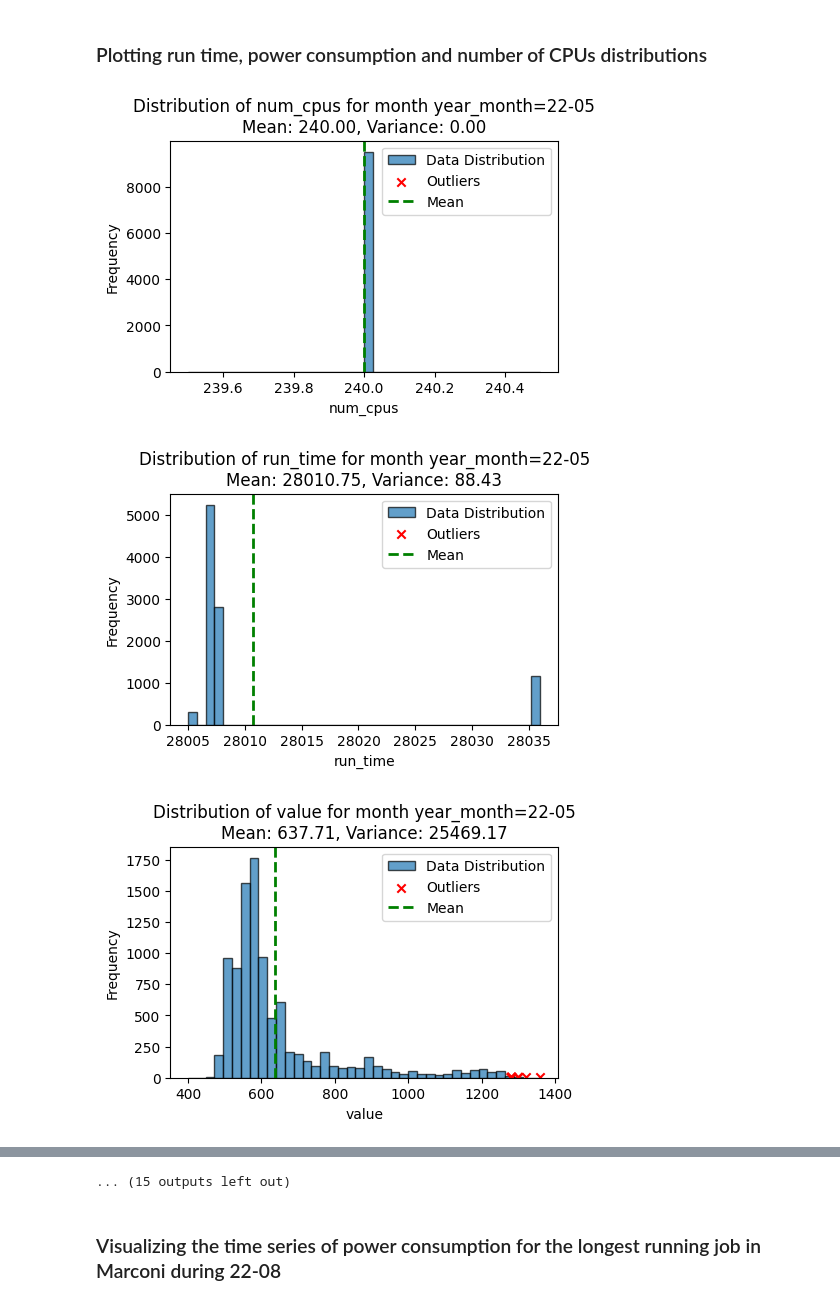
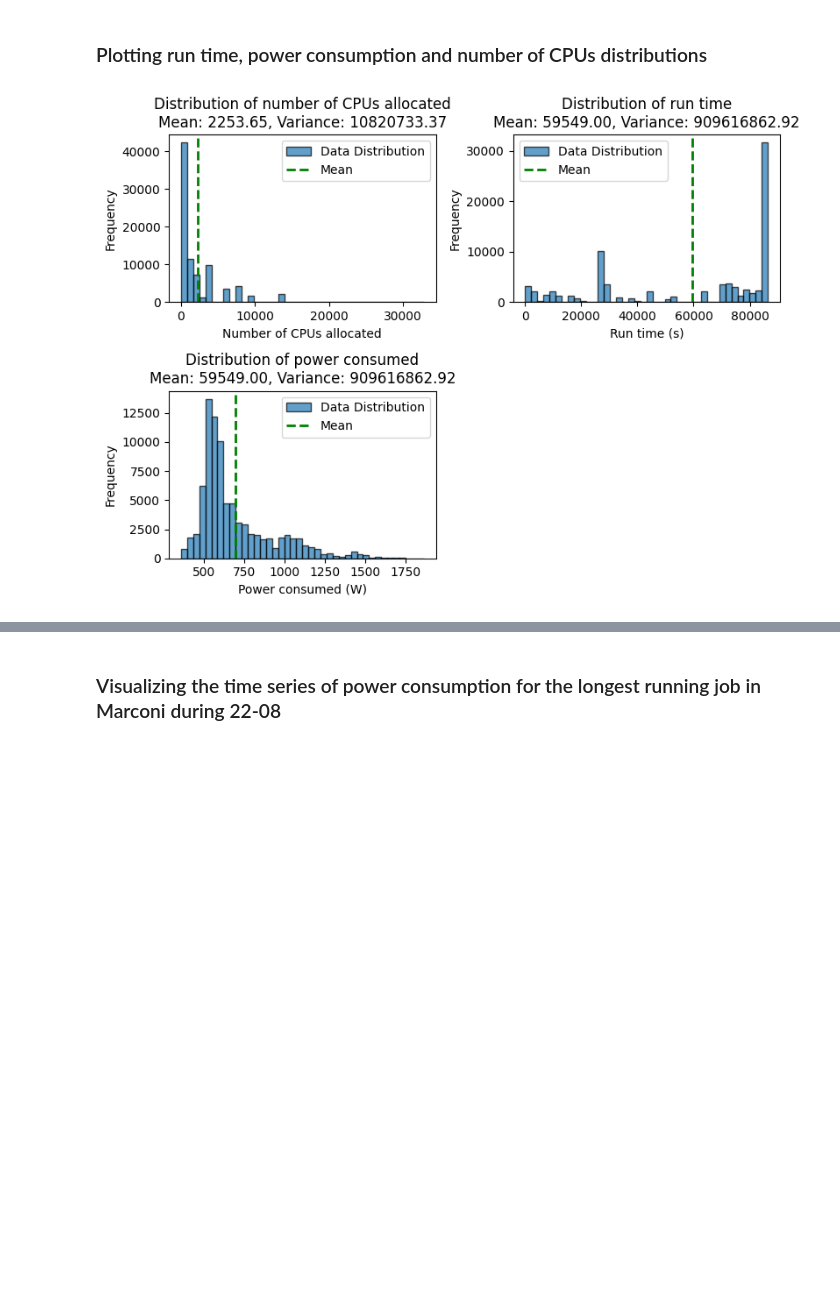
Before and after one commit to Marthyna/hpc-energy-consumption-profiling, a Jupyter notebook: notes/experiments_multinode.ipynb, the cells around one changed output, grey strips where cells are left out. Cells and saved outputs as stored; diff of their text form; code cells hidden in the pictures; blank space fills up the shorter version.

Commit message:
Time series code corrections

```diff
--- a/notes/experiments_multinode.ipynb
+++ b/notes/experiments_multinode.ipynb
@@ -123,42 +107,41 @@ Last measurement date:  2022-09-11 21:59:40+00:00
 # %%
 import matplotlib.pyplot as plt
 
-z_score_threshold = 4.0 # z-score threshold for outlier detection
-cols = ['num_cpus', 'run_time', 'value'] # Columns used for plots
+z_score_threshold = 4.0  # z-score threshold for outlier detection
+num_cpus = 'num_cpus'
+run_time = 'run_time'
+power_consumed = 'value'
 
-# Iterate through each month folder
-for month_folder in os.listdir(root_directory):
-    month_path = os.path.join(root_directory, month_folder)
+# Plot distribution with mean, variance, and outliers
+fig, axes = plt.subplots(2, 2, figsize=(8, 6))
 
-    if os.path.isdir(month_path):
-        # Creating full file paths for the job information and total power data files
-        job_info_filepath = os.path.join(month_path, job_info_partial_filepath)
-        total_power_filepath = os.path.join(month_path, total_power_partial_filepath)
+z_scores = np.abs((merged_df[num_cpus] - merged_df[num_cpus].mean()) / merged_df[num_cpus].std())
+axes[0, 0].set_title(f'Distribution of number of CPUs allocated\nMean: {merged_df[num_cpus].mean():.2f}, Variance: {merged_df[num_cpus].var():.2f}')
+axes[0, 0].hist(merged_df[num_cpus], bins=40, edgecolor='black', alpha=0.7, label='Data Distribution')
+axes[0, 0].axvline(merged_df[num_cpus].mean(), color='green', linestyle='dashed', linewidth=2, label='Mean')
+axes[0, 0].set_xlabel('Number of CPUs allocated')
+axes[0, 0].set_ylabel('Frequency')
+axes[0, 0].legend()
 
-        if os.path.exists(job_info_filepath) and os.path.exists(total_power_filepath):
-            job_info_chunks = pd.read_csv(job_info_filepath, dtype=column_dtypes, chunksize=chunk_size)
-            total_power_chunks = pd.read_csv(total_power_filepath, chunksize=chunk_size)
-            merged_df = pd.DataFrame()
+z_scores = np.abs((merged_df[run_time] - merged_df[run_time].mean()) / merged_df[run_time].std())
+axes[0, 1].set_title(f'Distribution of run time\nMean: {merged_df[run_time].mean():.2f}, Variance: {merged_df[run_time].var():.2f}')
+axes[0, 1].hist(merged_df[run_time], bins=40, edgecolor='black', alpha=0.7, label='Data Distribution')
+axes[0, 1].axvline(merged_df[run_time].mean(), color='green', linestyle='dashed', linewidth=2, label='Mean')
+axes[0, 1].set_xlabel('Run time (s)')
+axes[0, 1].set_ylabel('Frequency')
+axes[0, 1].legend()
 
-            for job_info_chunk, total_power_chunk in zip(job_info_chunks, total_power_chunks):
-                merged_df_chunk = pd.merge(job_info_chunk, total_power_chunk, on='job_id', how='inner')
-                merged_df = pd.concat([merged_df, merged_df_chunk], ignore_index=True)
+z_scores = np.abs((merged_df[power_consumed] - merged_df[power_consumed].mean()) / merged_df[power_consumed].std())
+axes[1, 0].set_title(f'Distribution of power consumed\nMean: {merged_df[run_time].mean():.2f}, Variance: {merged_df[run_time].var():.2f}')
+axes[1, 0].hist(merged_df[power_consumed], bins=40, edgecolor='black', alpha=0.7, label='Data Distribution')
+axes[1, 0].axvline(merged_df[power_consumed].mean(), color='green', linestyle='dashed', linewidth=2, label='Mean')
+axes[1, 0].set_xlabel('Power consumed (W)')
+axes[1, 0].set_ylabel('Frequency')
+axes[1, 0].legend()
 
-            for col in cols:
-                z_scores = np.abs((merged_df[col] - merged_df[col].mean()) / merged_df[col].std())
-                outliers = merged_df[z_scores > z_score_threshold]
+fig.delaxes(axes[1, 1])
 
-                # Plot distribution with mean, variance, and outliers
-                plt.figure(figsize=(5, 3))
-                plt.title(f'Distribution of {col} for month {month_folder}\nMean: {merged_df[col].mean():.2f}, Variance: {merged_df[col].var():.2f}')
-                plt.hist(merged_df[col], bins=40, edgecolor='black', alpha=0.7, label='Data Distribution')
-                plt.scatter(outliers[col], np.full_like(outliers[col], 5), color='red', marker='x', label='Outliers')
-                plt.axvline(merged_df[col].mean(), color='green', linestyle='dashed', linewidth=2, label='Mean')
-                plt.xlabel(col)
-                plt.ylabel('Frequency')
-                plt.legend()
-                plt.show()
+plt.tight_layout()
+plt.show()
 # %% [output]
-[figure, old version]
+[figure, new version]
-[figure, removed]
-[figure, removed]
@@ -174,4 +148,3 @@ for month_folder in os.listdir(root_directory):
-... (15 outputs left out)
 # %% [markdown]
 ### Visualizing the time series of power consumption for the longest running job in Marconi during 22-08
 # %%
```
Also changed, not shown: parts of 19 cells of this notebook, 7 other files.
